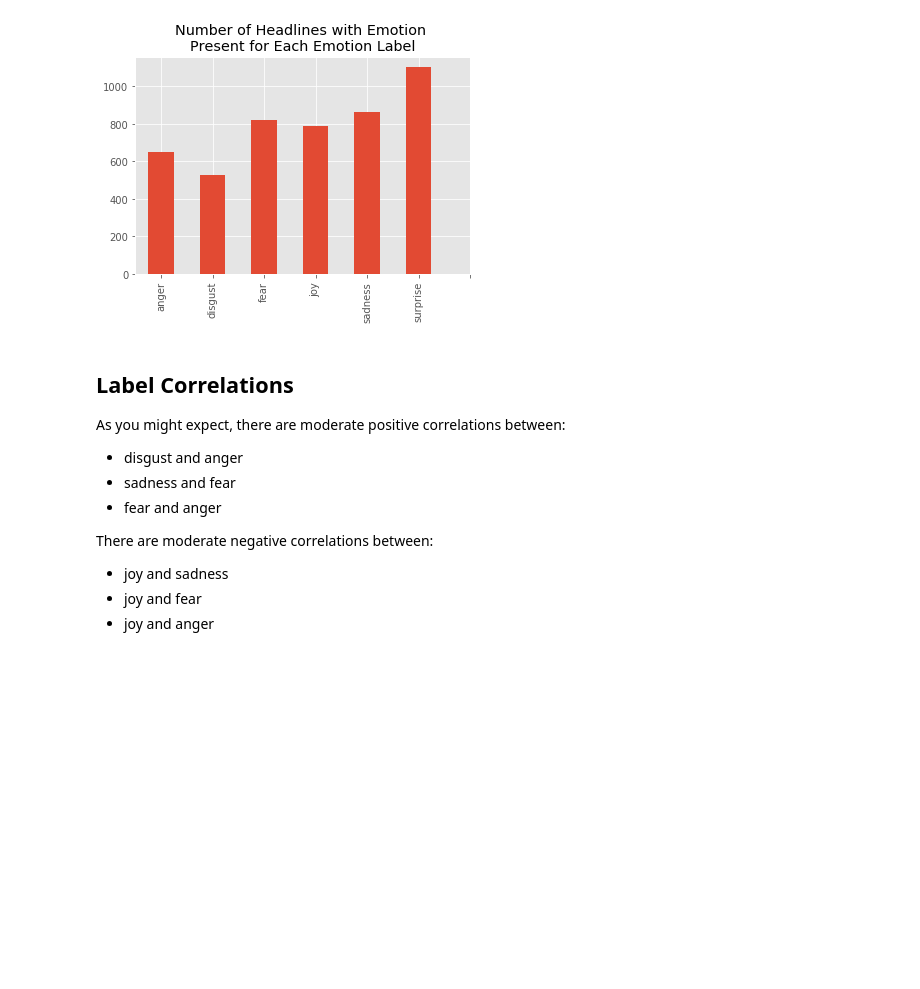
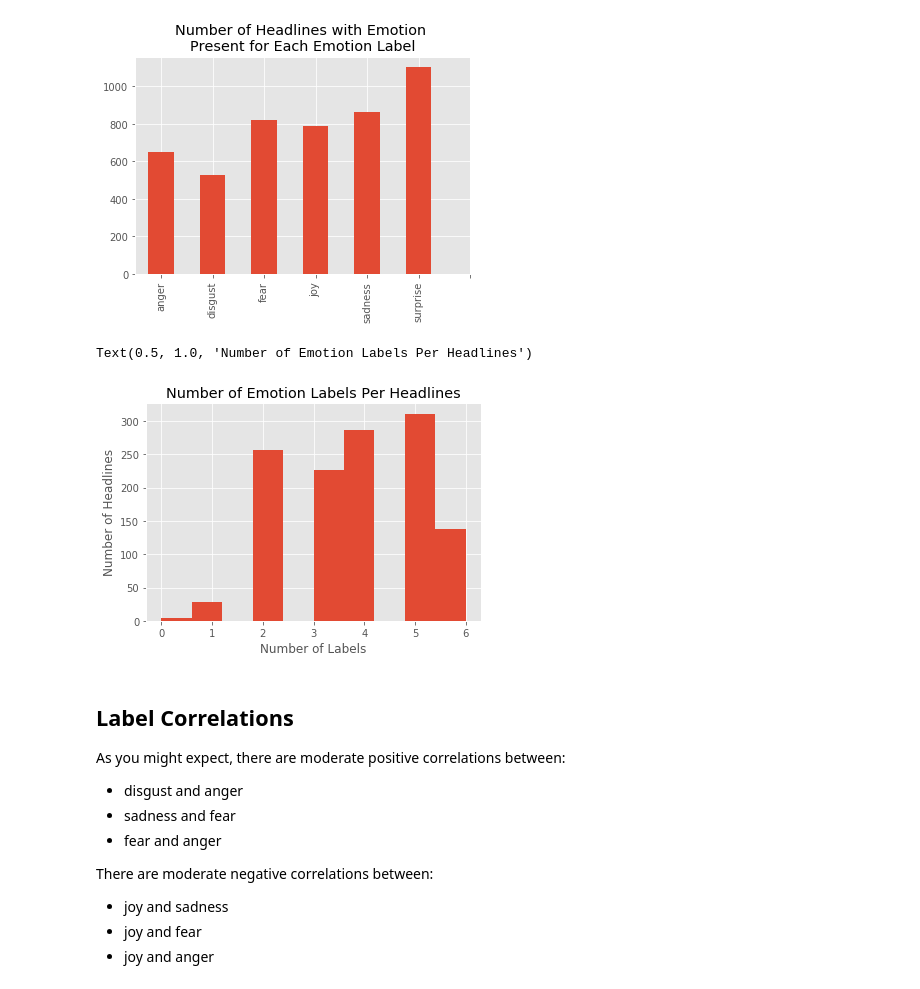
Before and after one commit to kemepley/Detecting_Emotions, a Jupyter notebook: Exploratory_Data_Analysis.ipynb, the cells around one changed output. Drawn from its saved outputs; the diff is of its cells as text; code cells hidden in the pictures; blank space fills up the shorter version.

```diff
--- a/Exploratory_Data_Analysis.ipynb
+++ b/Exploratory_Data_Analysis.ipynb
@@ -106,6 +108,16 @@ plt.title("Number of Headlines with Emotion \nPresent for Each Emotion Label")
 # %% [output]
 Text(0.5, 1.0, 'Number of Headlines with Emotion \nPresent for Each Emotion Label')
 [figure]
+# %%
+# check the number of labels per headline
+number_of_labels = emotion_df.iloc[:,7] + emotion_df.iloc[:,8] + emotion_df.iloc[:,9] + emotion_df.iloc[:,10] + emotion_df.iloc[:,11] + emotion_df.iloc[:,12]
+number_of_labels.hist()
+plt.xlabel("Number of Labels")
+plt.ylabel("Number of Headlines")
+plt.title('Number of Emotion Labels Per Headlines')
+# %% [output]
+Text(0.5, 1.0, 'Number of Emotion Labels Per Headlines')
+[figure, added]
 # %% [markdown]
 ## Label Correlations
 
```
Also changed, not shown: parts of 3 cells of this notebook, 2 other files.
